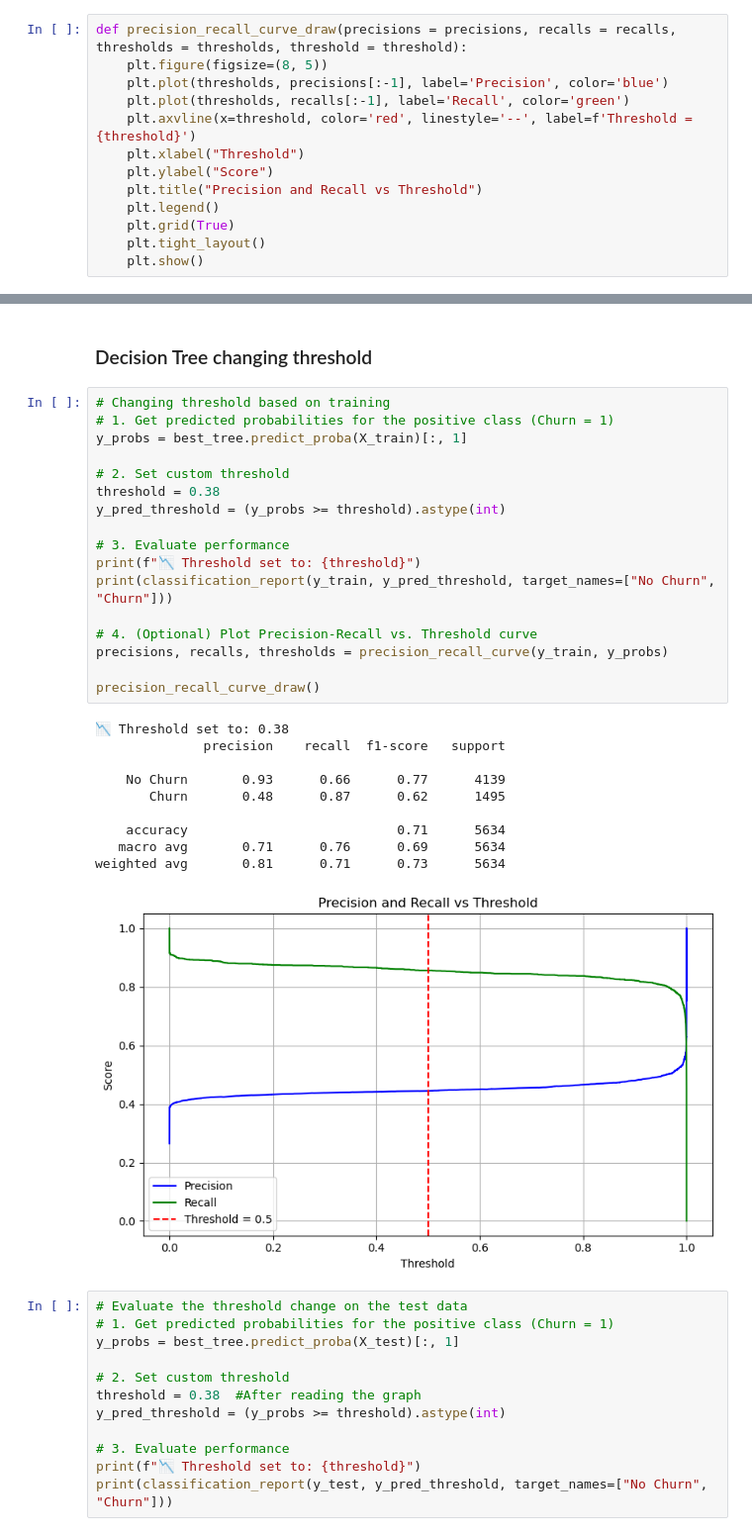
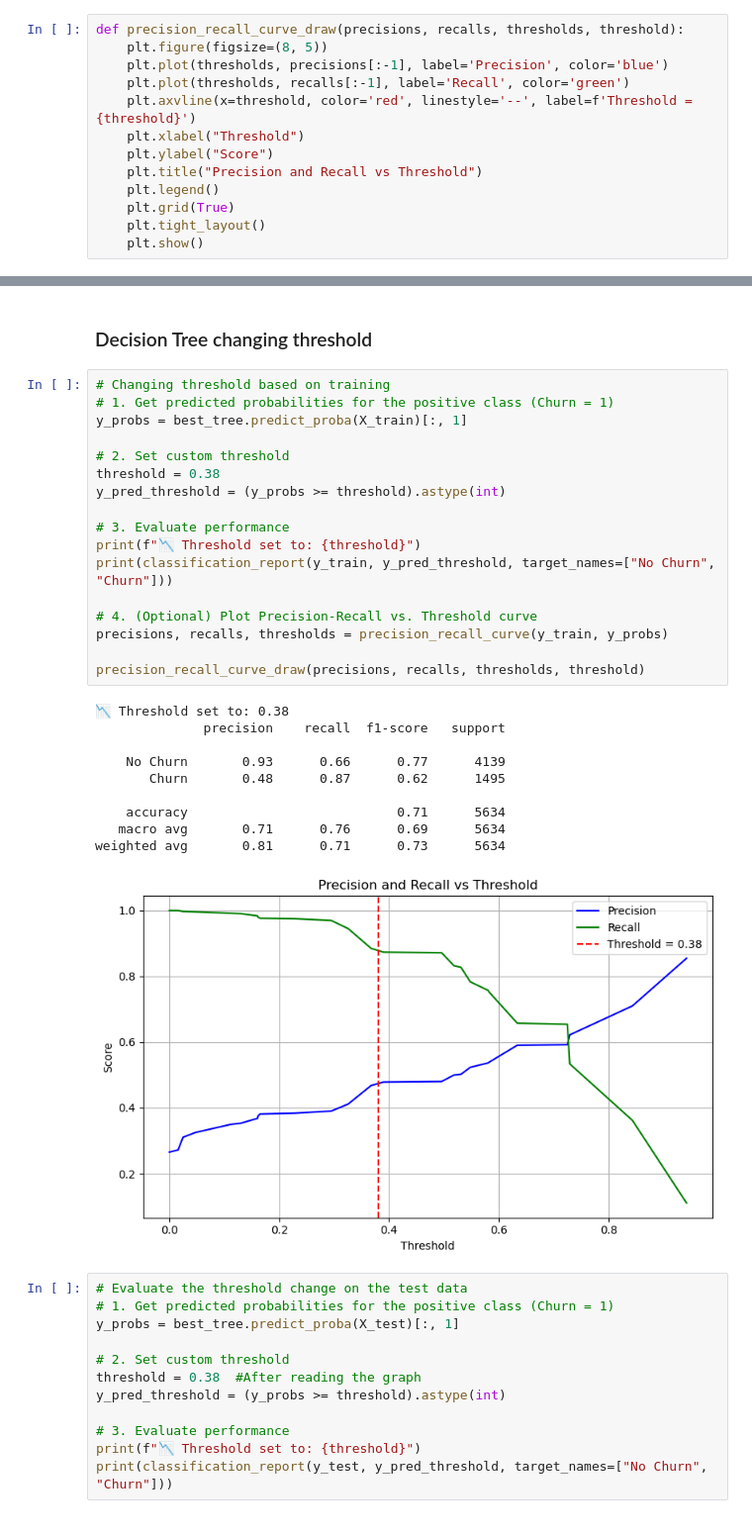
Before and after one commit to TajborBerry/career-next-step, a Jupyter notebook: customer_churn_prediction/notebooks/03_modeling.ipynb, the cells around one changed output, grey strips where cells are left out. Shown: that part at 99% size. Cells and saved outputs as stored; diff of their text form.

```diff
--- a/customer_churn_prediction/notebooks/03_modeling.ipynb
+++ b/customer_churn_prediction/notebooks/03_modeling.ipynb
@@ -44,19 +44,19 @@ X_train, X_test, y_train, y_test = train_test_split(X, y, test_size=0.2, stratif
 # %%
 smote = SMOTE(random_state=42)
 X_train_sm, y_train_sm = smote.fit_resample(X_train, y_train)
-# %%
-def precision_recall_curve_draw(precisions = precisions, recalls = recalls, thresholds = thresholds, threshold = threshold):
-    plt.figure(figsize=(8, 5))
-    plt.plot(thresholds, precisions[:-1], label='Precision', color='blue')
-    plt.plot(thresholds, recalls[:-1], label='Recall', color='green')
-    plt.axvline(x=threshold, color='red', linestyle='--', label=f'Threshold = {threshold}')
-    plt.xlabel("Threshold")
-    plt.ylabel("Score")
-    plt.title("Precision and Recall vs Threshold")
-    plt.legend()
-    plt.grid(True)
-    plt.tight_layout()
-    plt.show()
+# %%
+def precision_recall_curve_draw(precisions, recalls, thresholds, threshold):
+    plt.figure(figsize=(8, 5))
+    plt.plot(thresholds, precisions[:-1], label='Precision', color='blue')
+    plt.plot(thresholds, recalls[:-1], label='Recall', color='green')
+    plt.axvline(x=threshold, color='red', linestyle='--', label=f'Threshold = {threshold}')
+    plt.xlabel("Threshold")
+    plt.ylabel("Score")
+    plt.title("Precision and Recall vs Threshold")
+    plt.legend()
+    plt.grid(True)
+    plt.tight_layout()
+    plt.show()
 # %% [markdown]
 ## 2a. Basic Model Training (Logistic Regression)
 # %% [markdown]
@@ -269,31 +269,31 @@ weighted avg       0.80      0.73      0.74      1409
 # %%
 # Changing threshold based on training
 # 1. Get predicted probabilities for the positive class (Churn = 1)
 y_probs = best_tree.predict_proba(X_train)[:, 1]
 
 # 2. Set custom threshold
 threshold = 0.38
 y_pred_threshold = (y_probs >= threshold).astype(int)
 
 # 3. Evaluate performance
 print(f"📉 Threshold set to: {threshold}")
 print(classification_report(y_train, y_pred_threshold, target_names=["No Churn", "Churn"]))
 
 # 4. (Optional) Plot Precision-Recall vs. Threshold curve
 precisions, recalls, thresholds = precision_recall_curve(y_train, y_probs)
 
-precision_recall_curve_draw()
+precision_recall_curve_draw(precisions, recalls, thresholds, threshold)
 # %% [output]
 📉 Threshold set to: 0.38
               precision    recall  f1-score   support
 
     No Churn       0.93      0.66      0.77      4139
        Churn       0.48      0.87      0.62      1495
 
     accuracy                           0.71      5634
    macro avg       0.71      0.76      0.69      5634
 weighted avg       0.81      0.71      0.73      5634
-[figure, old version]
+[figure, new version]
 # %%
 # Evaluate the threshold change on the test data
 # 1. Get predicted probabilities for the positive class (Churn = 1)
```
Also changed, not shown: parts of 4 cells of this notebook.
